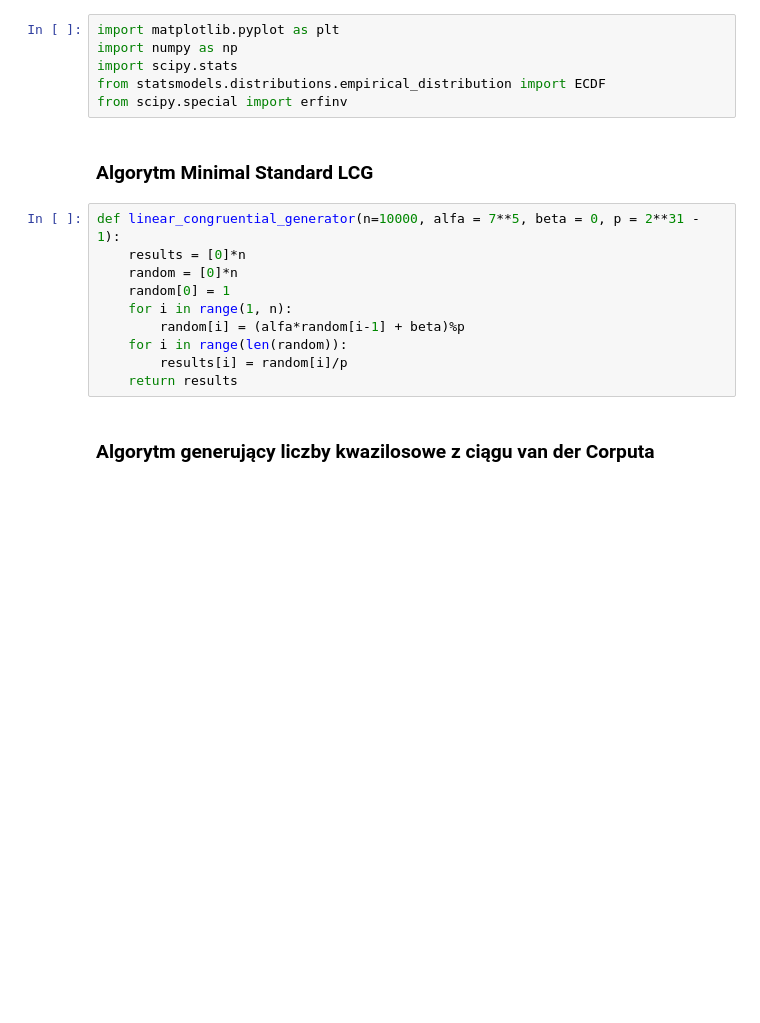
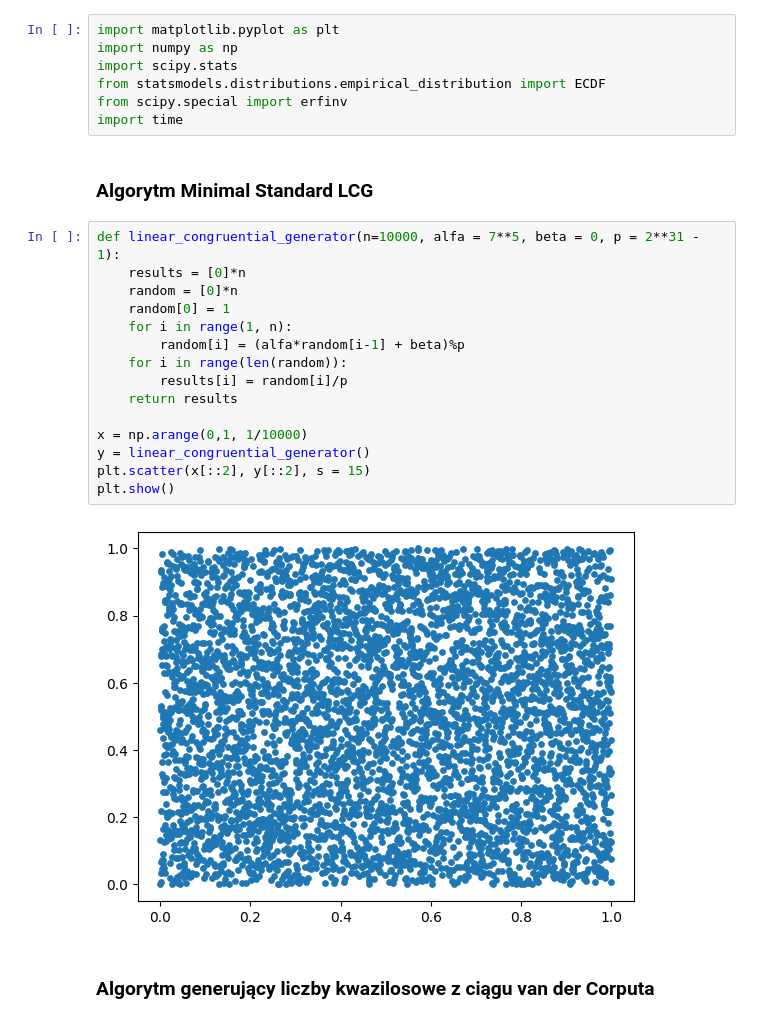
Before and after one commit to ola-gorska/pwr-matematyka_stosowana, a Jupyter notebook: semestr 4/symulacje komputerowe/symulacje_komputerowe_algorytmy.ipynb, the cells around one changed output. Drawn from its saved outputs; the diff is of its cells as text; blank space fills up the shorter version.

```diff
--- a/semestr 4/symulacje komputerowe/symulacje_komputerowe_algorytmy.ipynb
+++ b/semestr 4/symulacje komputerowe/symulacje_komputerowe_algorytmy.ipynb
@@ -4,18 +4,26 @@ import numpy as np
 import scipy.stats
 from statsmodels.distributions.empirical_distribution import ECDF
 from scipy.special import erfinv
+import time
 # %% [markdown]
 ### Algorytm Minimal Standard LCG
 # %%
 def linear_congruential_generator(n=10000, alfa = 7**5, beta = 0, p = 2**31 - 1):
     results = [0]*n
     random = [0]*n
     random[0] = 1
     for i in range(1, n):
         random[i] = (alfa*random[i-1] + beta)%p
     for i in range(len(random)):
         results[i] = random[i]/p
     return results
+
+x = np.arange(0,1, 1/10000)
+y = linear_congruential_generator()
+plt.scatter(x[::2], y[::2], s = 15)
+plt.show()
+# %% [output]
+[figure, added]
 # %% [markdown]
  ### Algorytm generujący liczby kwazilosowe z ciągu van der Corputa
 # %%
```
Also changed, not shown: parts of 12 cells of this notebook, 1 other file.
